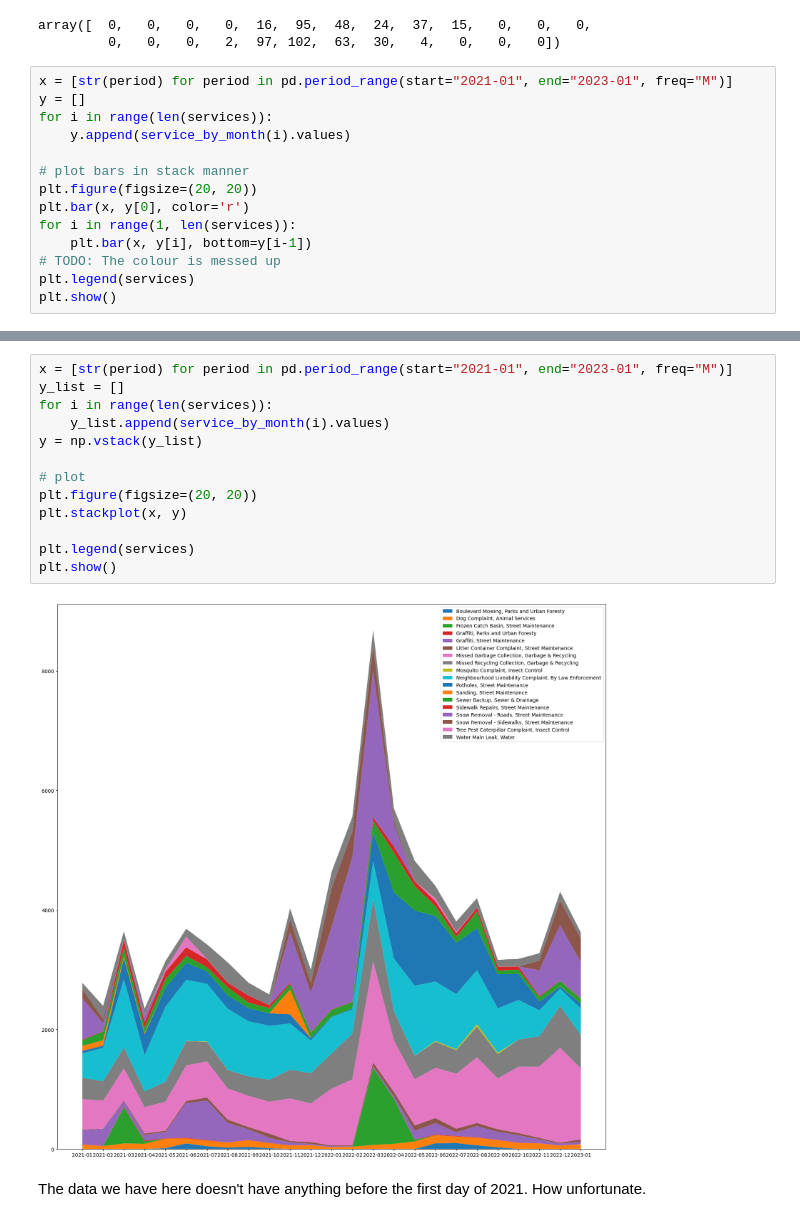
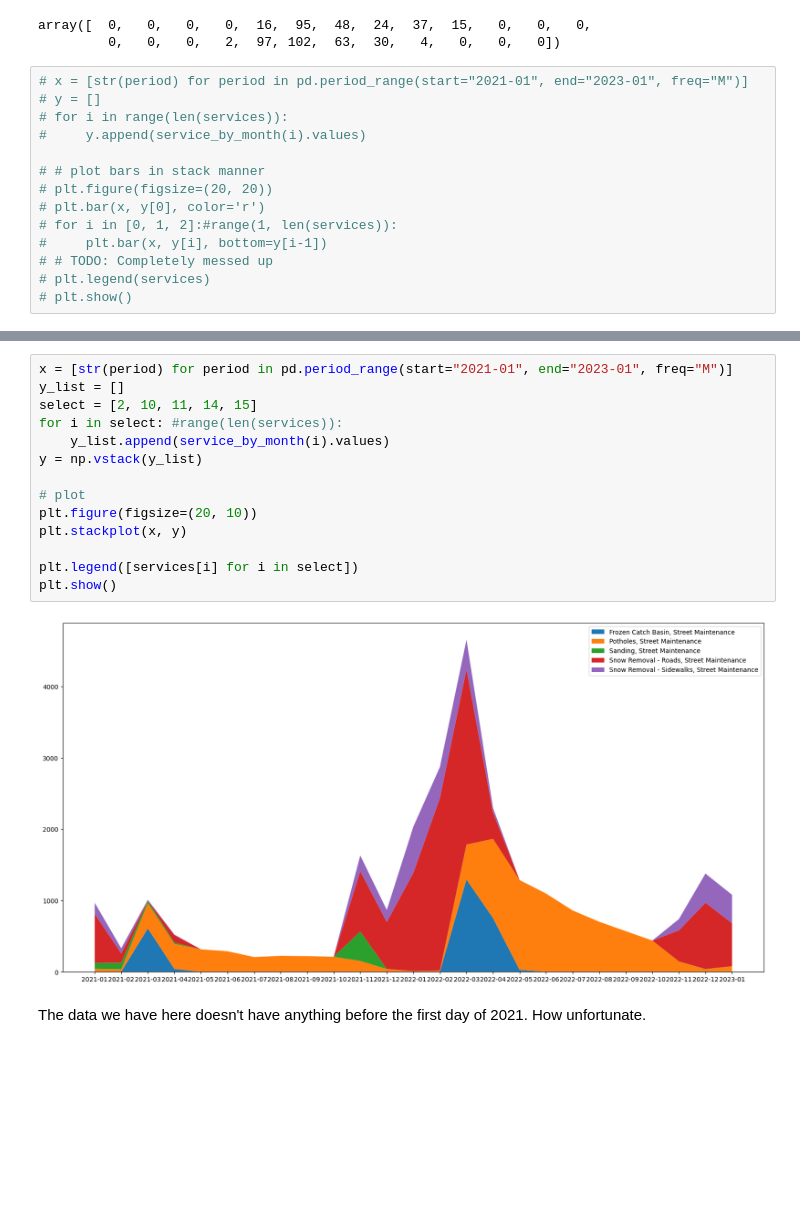
Before and after one commit to tommyvct/winnipeg-311-data-analysis, a Jupyter notebook: test.ipynb, the cells around one changed output, grey strips where cells are left out. Cells and saved outputs as stored; diff of their text form; blank space fills up the shorter version.

```diff
--- a/test.ipynb
+++ b/test.ipynb
@@ -176,16 +184,16 @@ service_by_month(0).values
 array([  0,   0,   0,   0,  16,  95,  48,  24,  37,  15,   0,   0,   0,
          0,   0,   0,   2,  97, 102,  63,  30,   4,   0,   0,   0])
 # %%
-x = [str(period) for period in pd.period_range(start="2021-01", end="2023-01", freq="M")]
-y = []
-for i in range(len(services)):
-    y.append(service_by_month(i).values)
+# x = [str(period) for period in pd.period_range(start="2021-01", end="2023-01", freq="M")]
+# y = []
+# for i in range(len(services)):
+#     y.append(service_by_month(i).values)
 
-# plot bars in stack manner
-plt.figure(figsize=(20, 20))
-plt.bar(x, y[0], color='r')
-for i in range(1, len(services)):
-    plt.bar(x, y[i], bottom=y[i-1])
-# TODO: The colour is messed up
-plt.legend(services)
-plt.show()
+# # plot bars in stack manner
+# plt.figure(figsize=(20, 20))
+# plt.bar(x, y[0], color='r')
+# for i in [0, 1, 2]:#range(1, len(services)):
+#     plt.bar(x, y[i], bottom=y[i-1])
+# # TODO: Completely messed up
+# plt.legend(services)
+# plt.show()
@@ -194,18 +200,19 @@ plt.show()
 # %%
 x = [str(period) for period in pd.period_range(start="2021-01", end="2023-01", freq="M")]
 y_list = []
-for i in range(len(services)):
+select = [2, 10, 11, 14, 15]
+for i in select: #range(len(services)):
     y_list.append(service_by_month(i).values)
 y = np.vstack(y_list)
 
 # plot
-plt.figure(figsize=(20, 20))
+plt.figure(figsize=(20, 10))
 plt.stackplot(x, y)
 
-plt.legend(services)
+plt.legend([services[i] for i in select])
 plt.show()
 # %% [output]
-[figure, old version]
+[figure, new version]
 # %% [markdown]
 The data we have here doesn't have anything before the first day of 2021. How unfortunate.
 # %%
```
Also changed, not shown: parts of 5 cells of this notebook.
